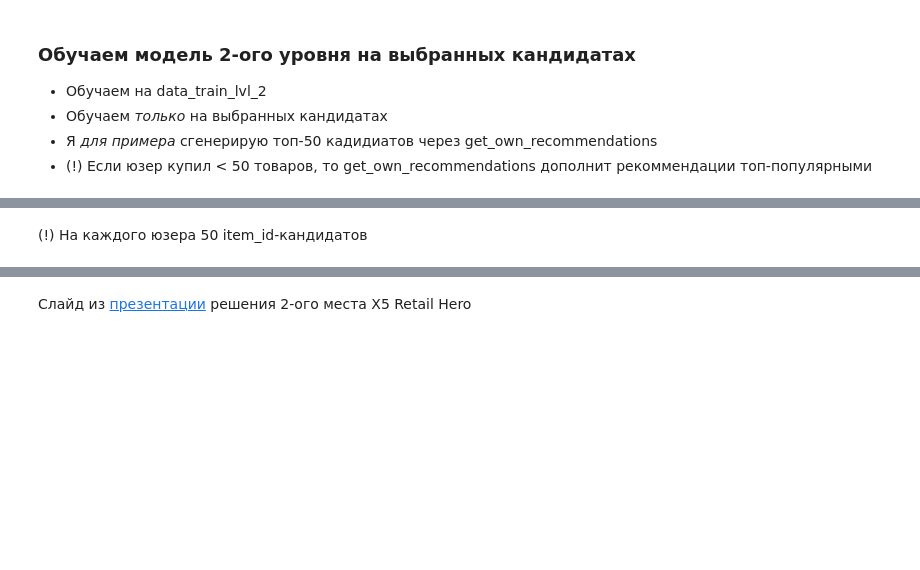
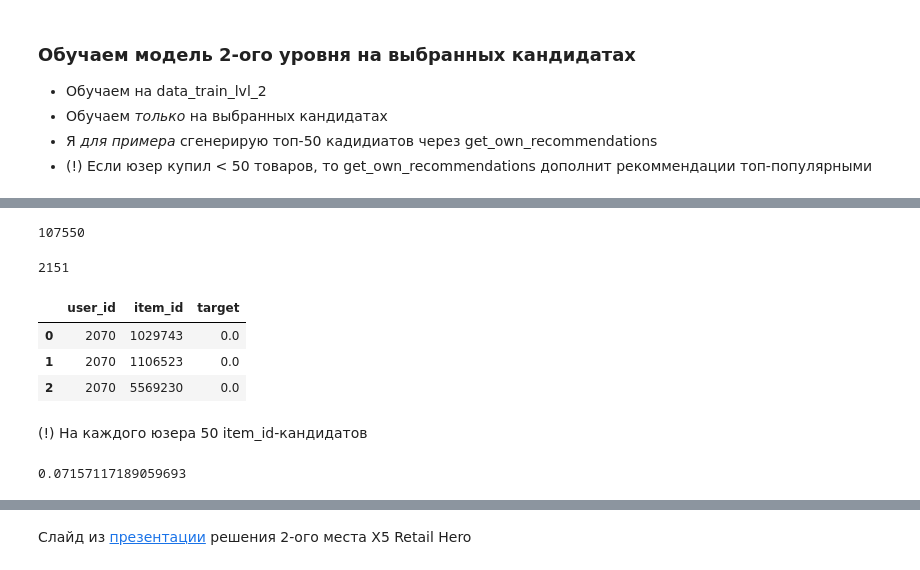
Before and after one commit to Anbionchik/Git_brain_lessons, a Jupyter notebook: Rec systems/Les6/webinar_6.ipynb, the cells around one changed output, grey strips where cells are left out. Saved outputs shown, nothing was run; the diff lists cells and outputs as text; code cells hidden in the pictures; blank space fills up the shorter version.

```diff
--- a/Rec systems/Les6/webinar_6.ipynb
+++ b/Rec systems/Les6/webinar_6.ipynb
@@ -393,3 +385,10 @@ for v in itertools.product(*values):
+# %%
+recommender = MainRecommender(data_train_lvl_1, model_attrs={
+    'n_factors':20,
+    'regularization':0.01,
+    'iterations':5,
+    'num_threads':0
+})
 # %%
 sorted(params_dict, reverse=True)[0]
 # %% [output]
@@ -525,7 +552,11 @@ users_lvl_2.head(4)
 # %%
 users_lvl_2.shape[0]
+# %% [output]
+107550
 # %%
 users_lvl_2['user_id'].nunique()
+# %% [output]
+2151
 # %%
 targets_lvl_2 = data_train_lvl_2[['user_id', 'item_id']].copy()
 targets_lvl_2['target'] = 1  # тут только покупки
@@ -535,11 +566,18 @@ targets_lvl_2 = users_lvl_2.merge(targets_lvl_2, on=['user_id', 'item_id'], how=
 targets_lvl_2['target'].fillna(0, inplace= True)
 targets_lvl_2.drop('flag', axis=1, inplace=True)
 # %%
-targets_lvl_2.head(2)
+targets_lvl_2.head(3)
+# %% [output]
+|  | user_id | item_id | target |
+| 0 | 2070 | 1029743 | 0.0 |
+| 1 | 2070 | 1106523 | 0.0 |
+| 2 | 2070 | 5569230 | 0.0 |
 # %% [markdown]
 (!) На каждого юзера 50 item_id-кандидатов
 # %%
 targets_lvl_2['target'].mean()
+# %% [output]
+0.07157117189059693
 # %% [markdown]
 ![hard_choice.png](attachment:hard_choice.png)
 # %% [markdown]
```
Also changed, not shown: parts of 19 cells of this notebook.
